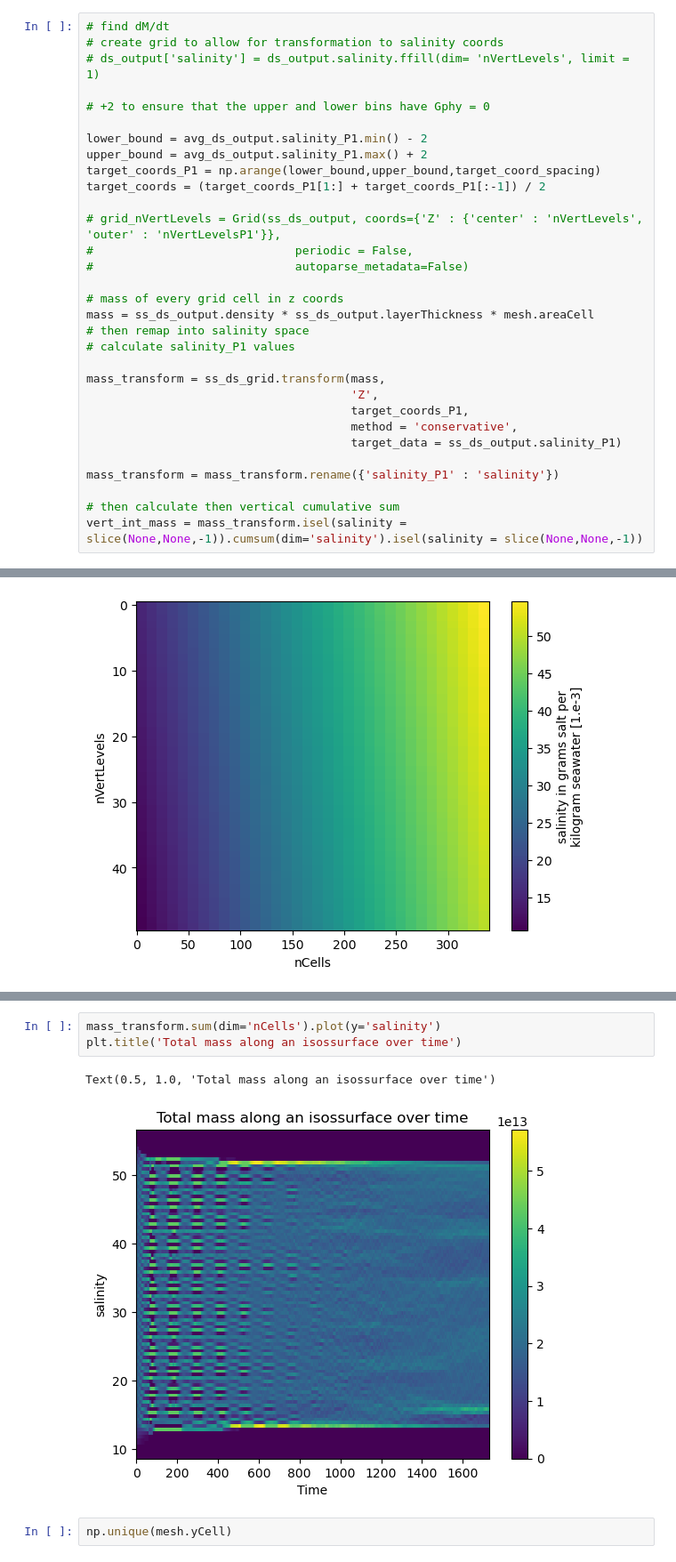
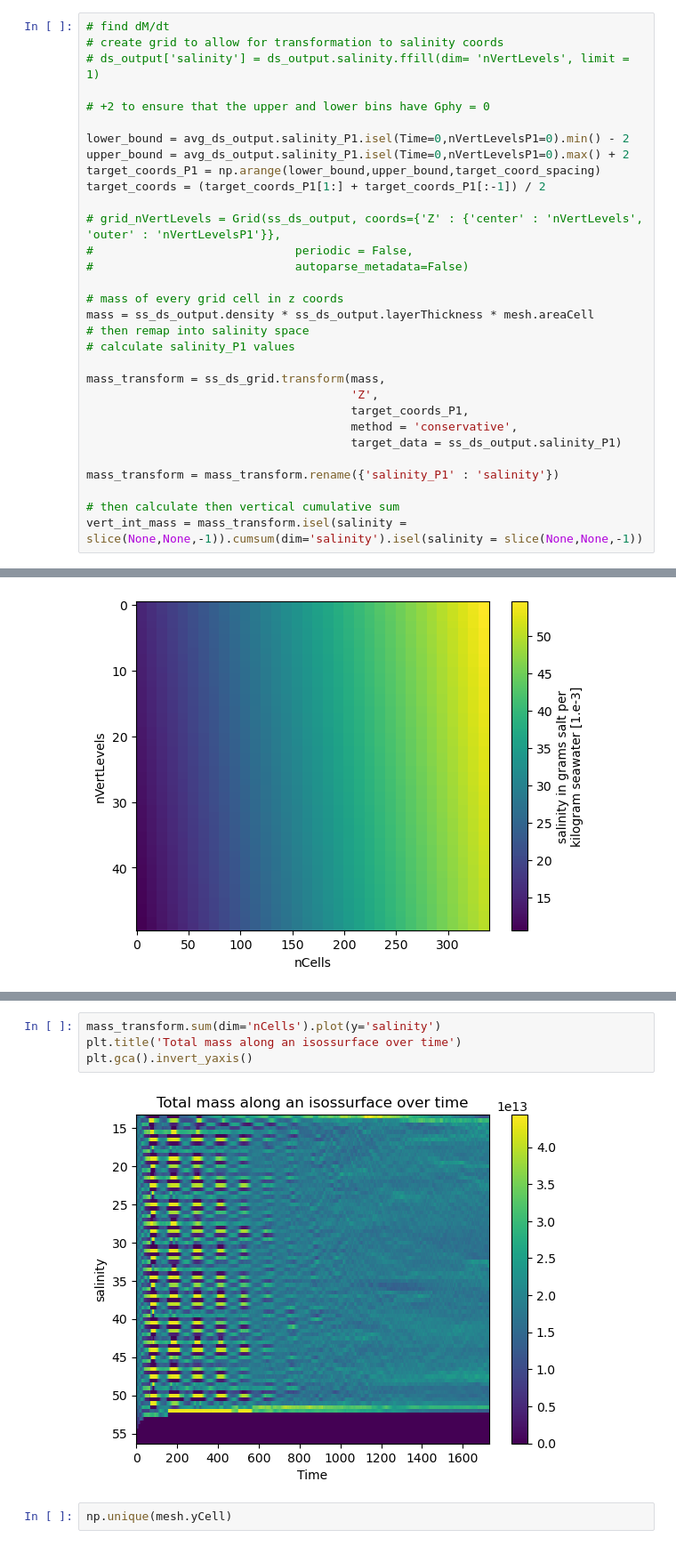
Before and after one commit to kailauyeda/WMT_DVD, a Jupyter notebook: bichan/analysis/preliminary_analysis.ipynb, the cells around one changed output, grey strips where cells are left out. Shown at 89% size. Cells and saved outputs as stored; diff of their text form.

```diff
--- a/bichan/analysis/preliminary_analysis.ipynb
+++ b/bichan/analysis/preliminary_analysis.ipynb
@@ -556,8 +565,8 @@ Calculating G_chi_num
 
 # +2 to ensure that the upper and lower bins have Gphy = 0
 
-lower_bound = avg_ds_output.salinity_P1.min() - 2
-upper_bound = avg_ds_output.salinity_P1.max() + 2
+lower_bound = avg_ds_output.salinity_P1.isel(Time=0,nVertLevelsP1=0).min() - 2
+upper_bound = avg_ds_output.salinity_P1.isel(Time=0,nVertLevelsP1=0).max() + 2
 target_coords_P1 = np.arange(lower_bound,upper_bound,target_coord_spacing)
 target_coords = (target_coords_P1[1:] + target_coords_P1[:-1]) / 2
 
@@ -747,9 +747,9 @@ Text(0, 0.5, 'Mass [kg]')
 # %%
 mass_transform.sum(dim='nCells').plot(y='salinity')
 plt.title('Total mass along an isossurface over time')
+plt.gca().invert_yaxis()
 # %% [output]
-Text(0.5, 1.0, 'Total mass along an isossurface over time')
-[figure, old version]
+[figure, new version]
 # %%
 np.unique(mesh.yCell)
 # %% [output]
```
Also changed, not shown: parts of 24 cells of this notebook, 2 other files.
